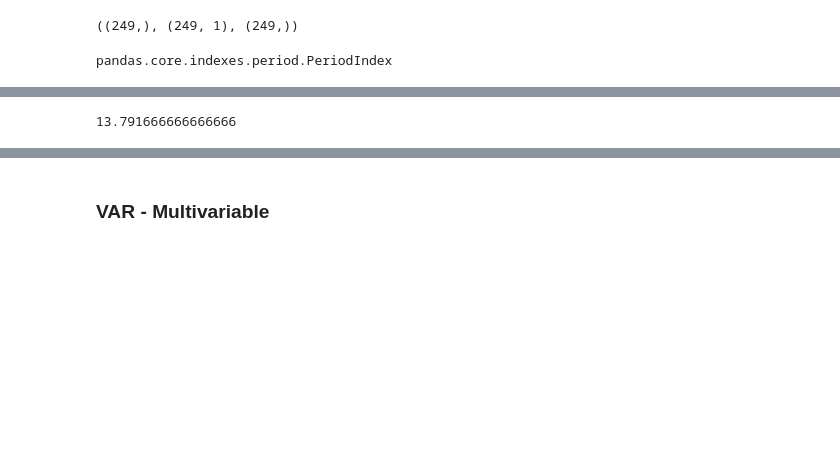
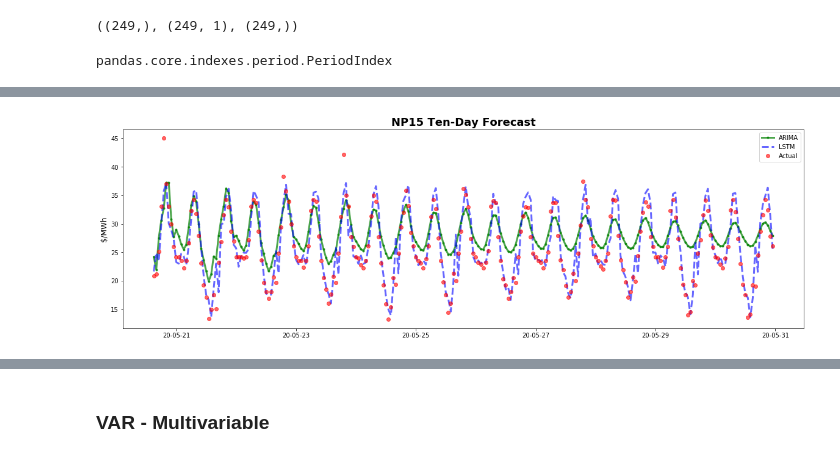
Before and after one commit to Morgan-Sell/caiso-price-forecast, a Jupyter notebook: Final.ipynb, the cells around one changed output, grey strips where cells are left out. Cells and saved outputs as stored; diff of their text form; code cells hidden in the pictures; blank space fills up the shorter version.

```diff
--- a/Final.ipynb
+++ b/Final.ipynb
@@ -131,6 +132,7 @@ def import_process_data():
     caiso['INTERVAL_END_PT'] = pd.to_datetime(caiso['INTERVAL_END_PT']).apply(lambda x: x.replace(tzinfo=None))
     caiso['date_hour_start'] = pd.to_datetime(caiso['date_hour_start']).apply(lambda x: x.replace(tzinfo=None))
     caiso['OPR_DT_PT'] = pd.to_datetime(caiso['OPR_DT_PT']).apply(lambda x: x.replace(tzinfo=None))
-#     caiso.set_index('INTERVAL_START_PT', inplace=True)
+    caiso.set_index('INTERVAL_START_PT', inplace=True)
     caiso.rename({'HH_$_million_BTU_not_seasonal_adj': 'HH_$_mill_BTU', 'total_mw':'total_gen'},axis=1, inplace=True)
     caiso['HH_$_mill_BTU'] = pd.to_numeric(caiso['HH_$_mill_BTU'])
+    return caiso
@@ -286,13 +299,13 @@ dt
 # %%
 fig, ax = plt.subplots(figsize=(20,6))
-dt = -len(y1_test)
-
-ax.plot(datetime_arr[dt:], np_lstm_pred, 'b.-', label='Predictions', lw=2)
-ax.plot(datetime_arr[dt:], y1_test, 'r.', label='Actual')
-ax.set_title('NP15 - One Week Forecast', fontsize=18, fontweight='bold')
-ax.set_xlabel('$/MWh', fontsize=12)
+dt_plot = caiso.index[train_test_date_delim_idx:]
+ax.plot(dt_plot, np_uni_arima_pred, 'g.-', label='ARIMA', lw=3, alpha=0.7)
+ax.plot(dt_plot, np_lstm_pred, 'b--', label='LSTM', lw=3, alpha=0.6)
+ax.plot(dt_plot, y1_test, 'r.', label='Actual', markersize=12, alpha=0.6)
+ax.set_title('NP15 Ten-Day Forecast', fontsize=18, fontweight='bold')
+date_form = dates.DateFormatter("%y-%m-%d")
+ax.xaxis.set_major_formatter(date_form)
+ax.set_ylabel('$/MWh', fontsize=12)
 ax.legend();
+# %% [output]
+[figure, added]
-# %%
-331 / 24
-# %% [output]
-13.791666666666666
```
Also changed, not shown: parts of 13 cells of this notebook.
